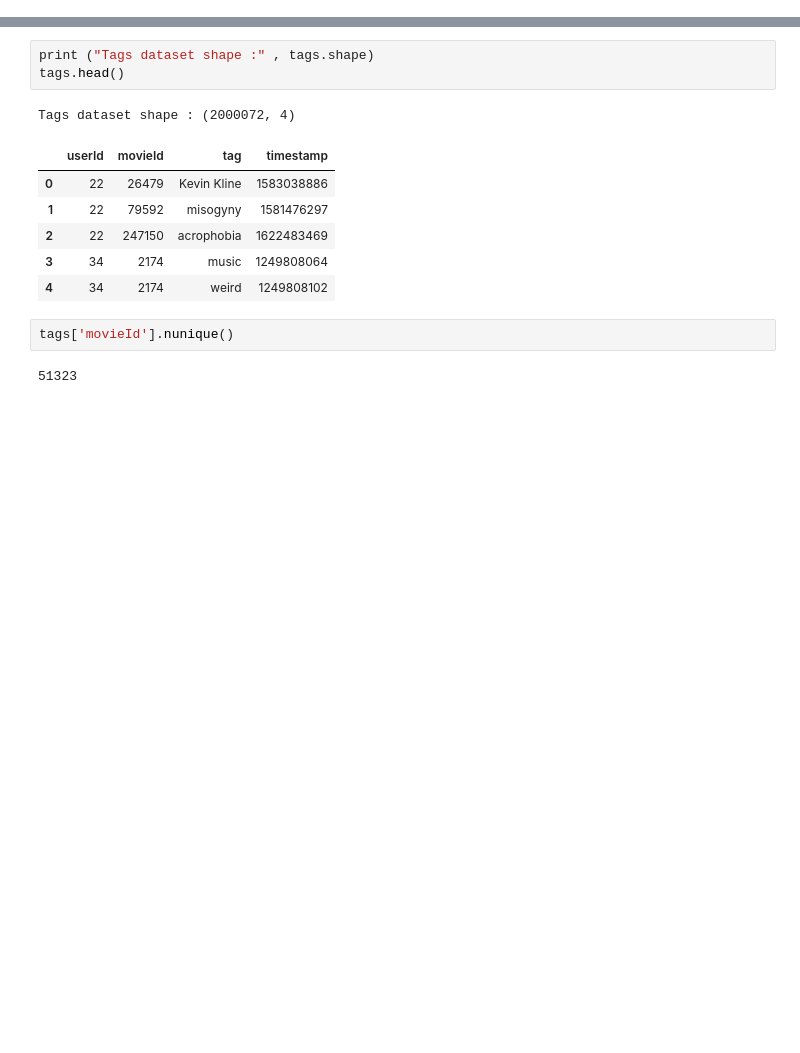
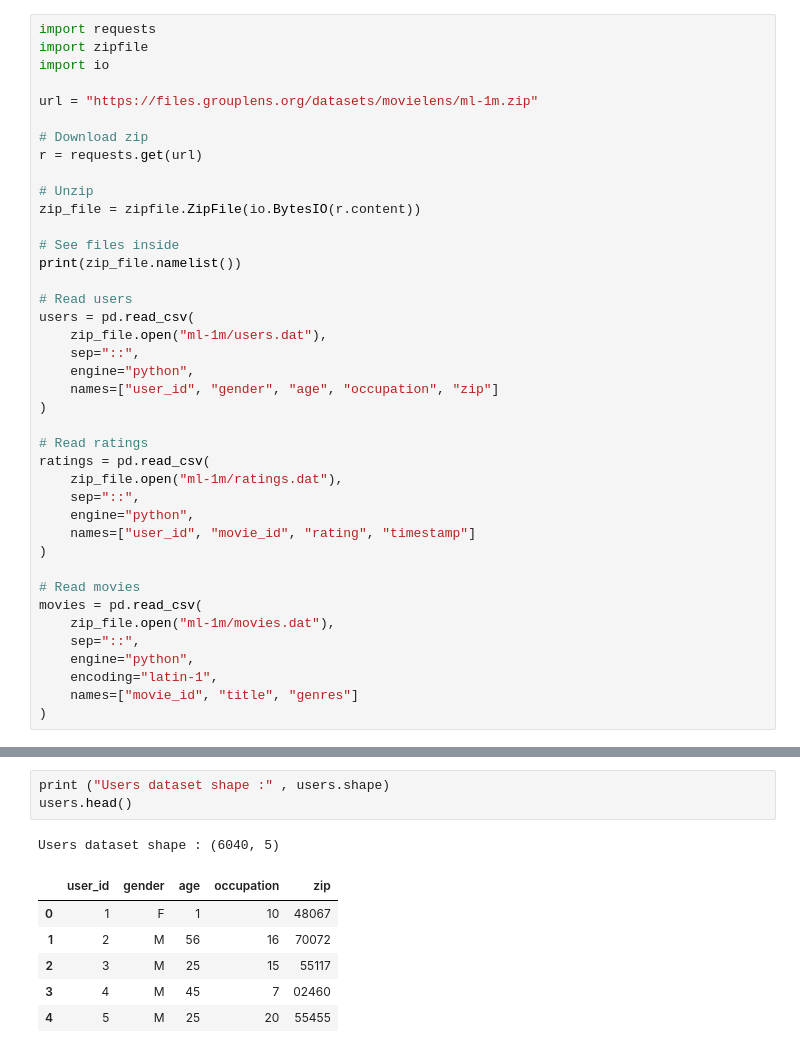
Before and after one commit to AditiDalal108/Reco-Sys, a Jupyter notebook: Recommender_System.ipynb, the cells around one changed output, grey strips where cells are left out. Drawn from its saved outputs; the diff is of its cells as text; blank space fills up the shorter version.

```diff
--- a/Recommender_System.ipynb
+++ b/Recommender_System.ipynb
@@ -43,0 +7,40 @@ Ratings dataset shape : (32000204, 4)
+# %%
+import requests
+import zipfile
+import io
+
+url = "https://files.grouplens.org/datasets/movielens/ml-1m.zip"
+
+# Download zip
+r = requests.get(url)
+
+# Unzip
+zip_file = zipfile.ZipFile(io.BytesIO(r.content))
+
+# See files inside
+print(zip_file.namelist())
+
+# Read users
+users = pd.read_csv(
+    zip_file.open("ml-1m/users.dat"),
+    sep="::",
+    engine="python",
+    names=["user_id", "gender", "age", "occupation", "zip"]
+)
+
+# Read ratings
+ratings = pd.read_csv(
+    zip_file.open("ml-1m/ratings.dat"),
+    sep="::",
+    engine="python",
+    names=["user_id", "movie_id", "rating", "timestamp"]
+)
+
+# Read movies
+movies = pd.read_csv(
+    zip_file.open("ml-1m/movies.dat"),
+    sep="::",
+    engine="python",
+    encoding="latin-1",
+    names=["movie_id", "title", "genres"]
+)
@@ -54,19 +69,15 @@ Movies dataset shape : (87585, 3)
 | 4 | 5 | Father of the Bride Part II (1995) | Comedy |
 # %%
-print ("Tags dataset shape :" , tags.shape)
-tags.head()
+print ("Users dataset shape :" , users.shape)
+users.head()
 # %% [output]
-Tags dataset shape : (2000072, 4)
+Users dataset shape : (6040, 5)
-|  | userId | movieId | tag | timestamp |
-| 0 | 22 | 26479 | Kevin Kline | 1583038886 |
-| 1 | 22 | 79592 | misogyny | 1581476297 |
-| 2 | 22 | 247150 | acrophobia | 1622483469 |
-| 3 | 34 | 2174 | music | 1249808064 |
-| 4 | 34 | 2174 | weird | 1249808102 |
+|  | user_id | gender | age | occupation | zip |
+| 0 | 1 | F | 1 | 10 | 48067 |
+| 1 | 2 | M | 56 | 16 | 70072 |
+| 2 | 3 | M | 25 | 15 | 55117 |
+| 3 | 4 | M | 45 | 7 | 02460 |
+| 4 | 5 | M | 25 | 20 | 55455 |
-# %%
-tags['movieId'].nunique()
-# %% [output]
-51323
 # %%
 movies["year"] = movies["title"].str.extract(r"\((\d{4})\)")
 movies["title"] = movies["title"].str.replace(r"\(\d{4}\)", "", regex=True).str.strip()
```
Also changed, not shown: parts of 14 cells of this notebook.
